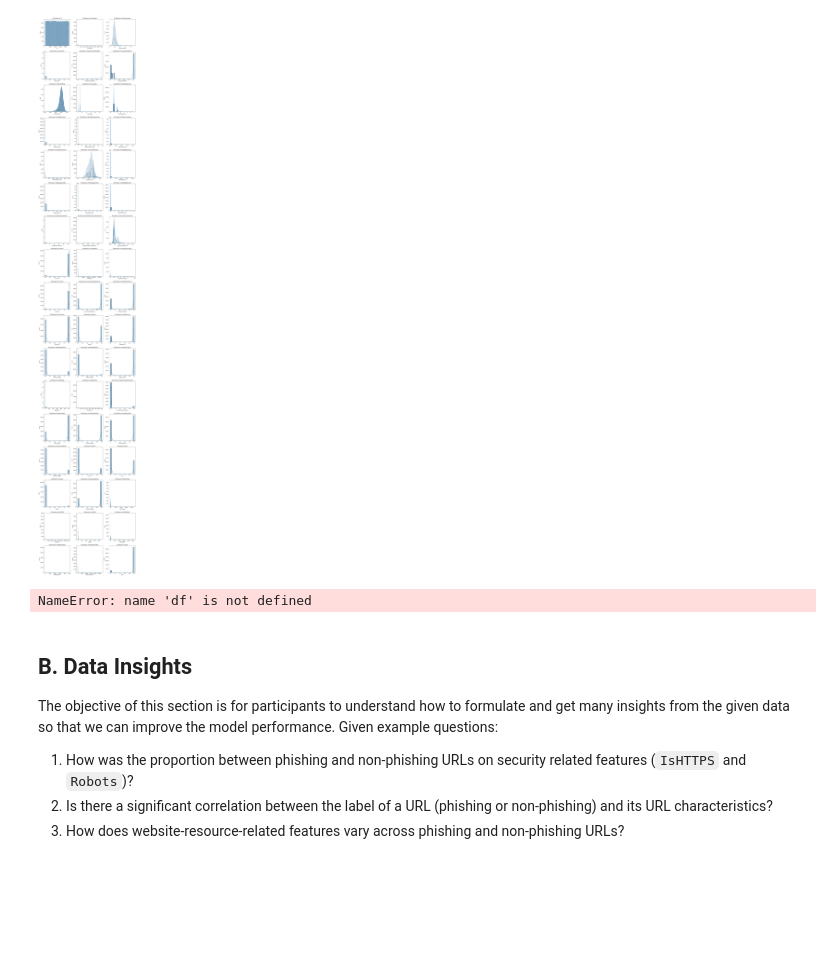
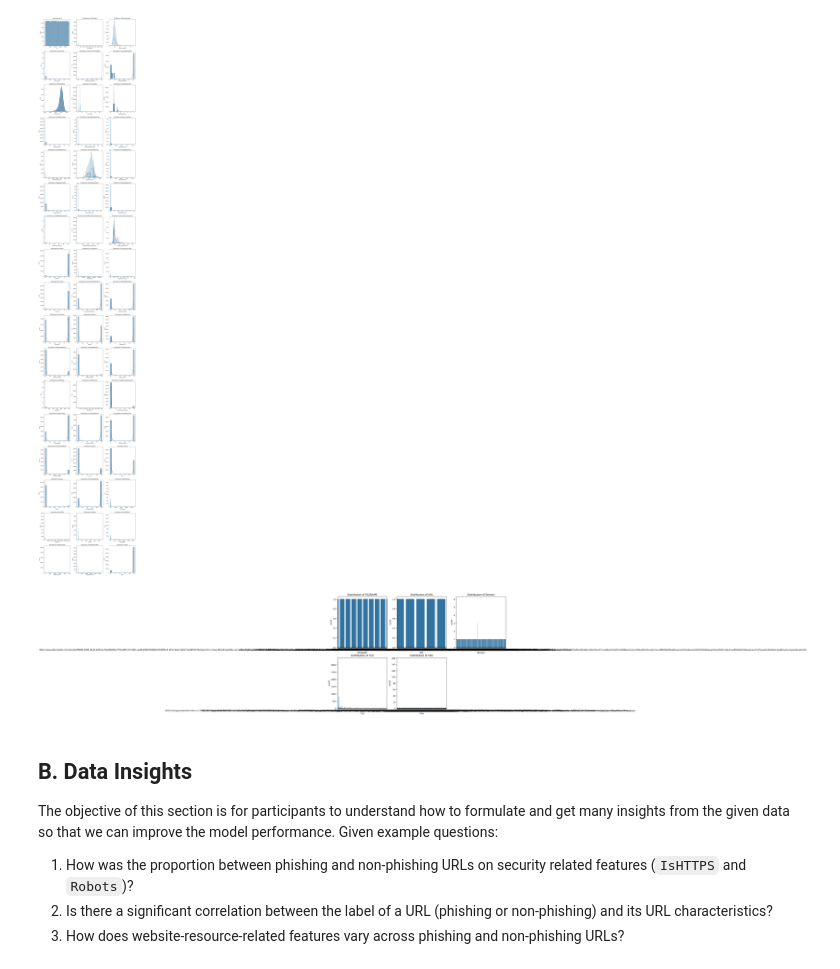
Before and after one commit to AhmadFawwazi/Exploratory-Data-Analysis, a Jupyter notebook: Tucil2_18222108_18222117.ipynb, the cells around one changed output. Saved outputs shown, nothing was run; the diff lists cells and outputs as text; code cells hidden in the pictures; blank space fills up the shorter version.

```diff
--- a/Tucil2_18222108_18222117.ipynb
+++ b/Tucil2_18222108_18222117.ipynb
@@ -238,26 +285,26 @@ plt.show()
 [figure]
 # %%
 # Sampling data (mengambil 1000 baris acak untuk mengurangi beban memori)
-df_sampled = df.sample(1000, random_state=42)
+df_sampled = df.sample(10000, random_state=42)
 
 # Fitur kategorikal yang ingin divisualisasikan
 categorical_features = df_sampled.select_dtypes(include=['object', 'bool']).columns
 
 # Tentukan jumlah subplot yang dibutuhkan
 n_features = len(categorical_features)
 n_rows = (n_features // 3) + (n_features % 3 > 0)  # Menghitung jumlah baris
 n_cols = min(3, n_features)  # Maksimal 3 kolom
 
 # Menampilkan Countplot untuk setiap fitur kategorikal
 plt.figure(figsize=(15, 5 * n_rows))  # Menyesuaikan ukuran figure agar proporsional
 for i, feature in enumerate(categorical_features):
     plt.subplot(n_rows, n_cols, i+1)  # Menyesuaikan grid untuk jumlah fitur
     sns.countplot(x=df_sampled[feature].dropna())
     plt.title(f'Distribution of {feature}')
 plt.tight_layout()
 plt.show()
 # %% [output]
-NameError: name 'df' is not defined
+[figure, added]
 # %% [markdown]
 ## B. Data Insights
 
```
Also changed, not shown: parts of 5 cells of this notebook.
